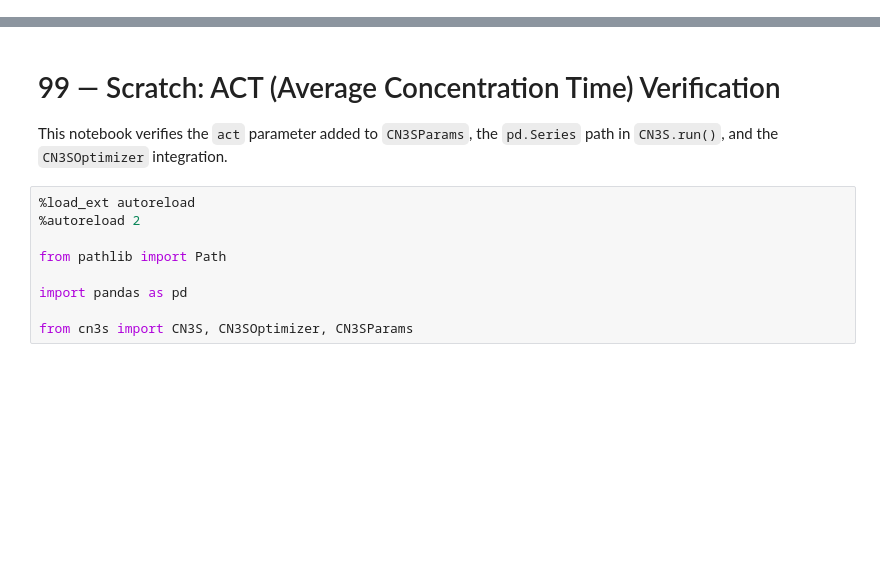
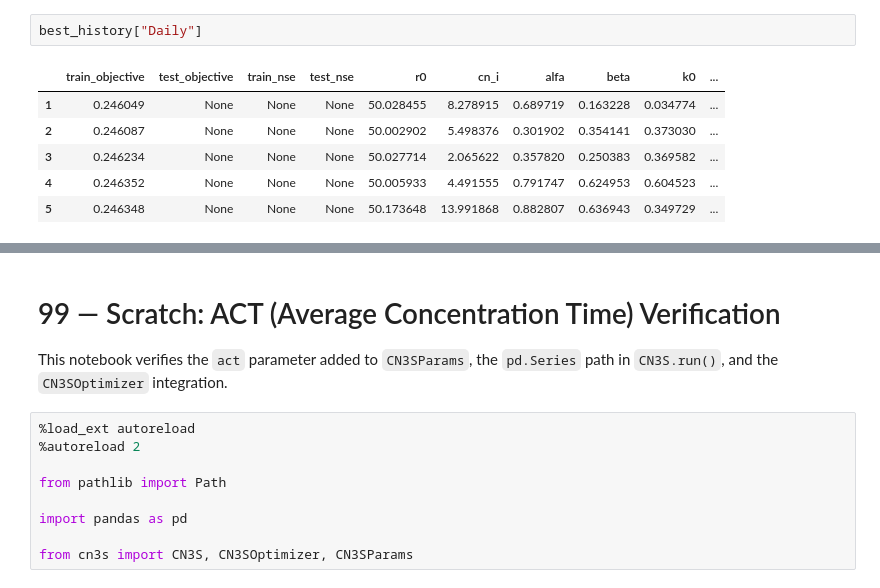
Before and after one commit to cordmaur/CN3S, a Jupyter notebook: nbs/Daily/99-scratch.ipynb, the cells around one changed output, grey strips where cells are left out. Cells and saved outputs as stored; diff of their text form; blank space fills up the shorter version.

```diff
--- a/nbs/Daily/99-scratch.ipynb
+++ b/nbs/Daily/99-scratch.ipynb
@@ -0,0 +55,9 @@
+# %%
+best_history["Daily"]
+# %% [output]
+|  | train_objective | test_objective | train_nse | test_nse | r0 | cn_i | alfa | beta | k0 | ... |
+| 1 | 0.246049 | None | None | None | 50.028455 | 8.278915 | 0.689719 | 0.163228 | 0.034774 | ... |
+| 2 | 0.246087 | None | None | None | 50.002902 | 5.498376 | 0.301902 | 0.354141 | 0.373030 | ... |
+| 3 | 0.246234 | None | None | None | 50.027714 | 2.065622 | 0.357820 | 0.250383 | 0.369582 | ... |
+| 4 | 0.246352 | None | None | None | 50.005933 | 4.491555 | 0.791747 | 0.624953 | 0.604523 | ... |
+| 5 | 0.246348 | None | None | None | 50.173648 | 13.991868 | 0.882807 | 0.636943 | 0.349729 | ... |
```
Also changed, not shown: parts of 14 cells of this notebook, 15 other files.
